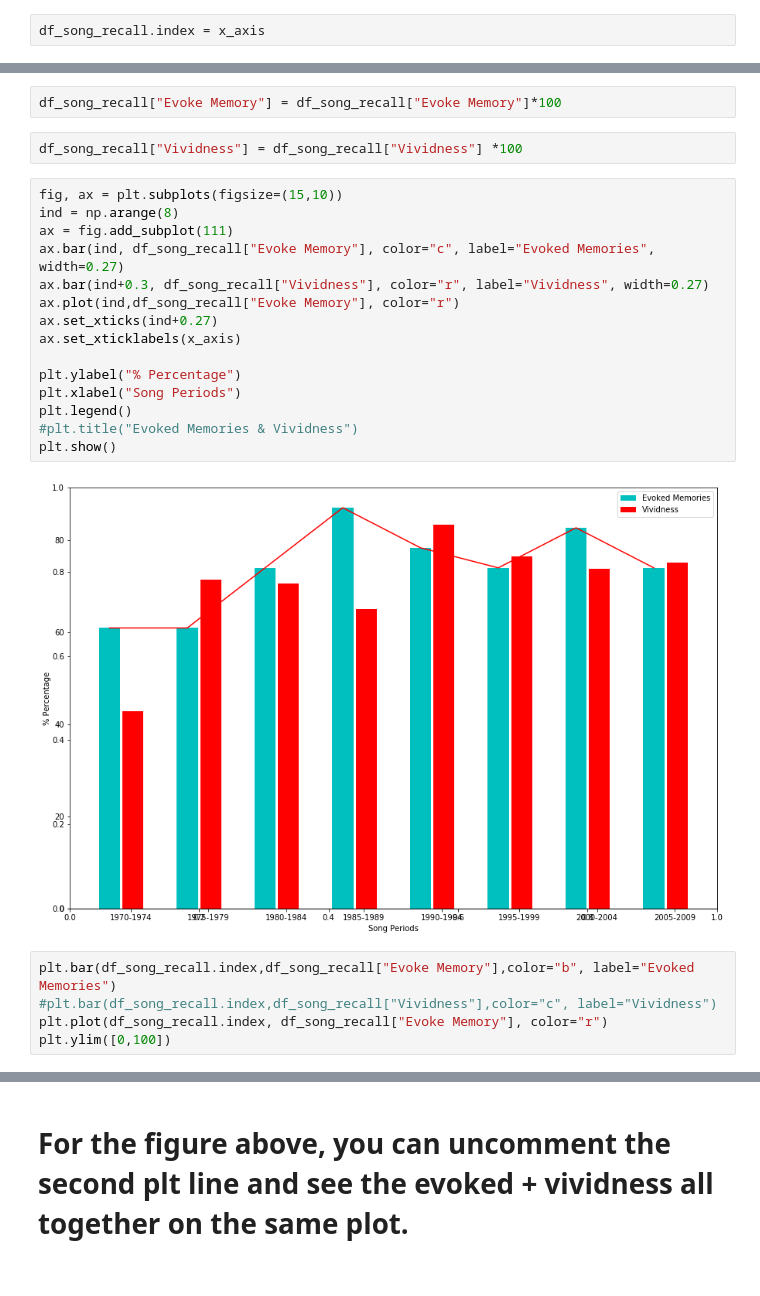
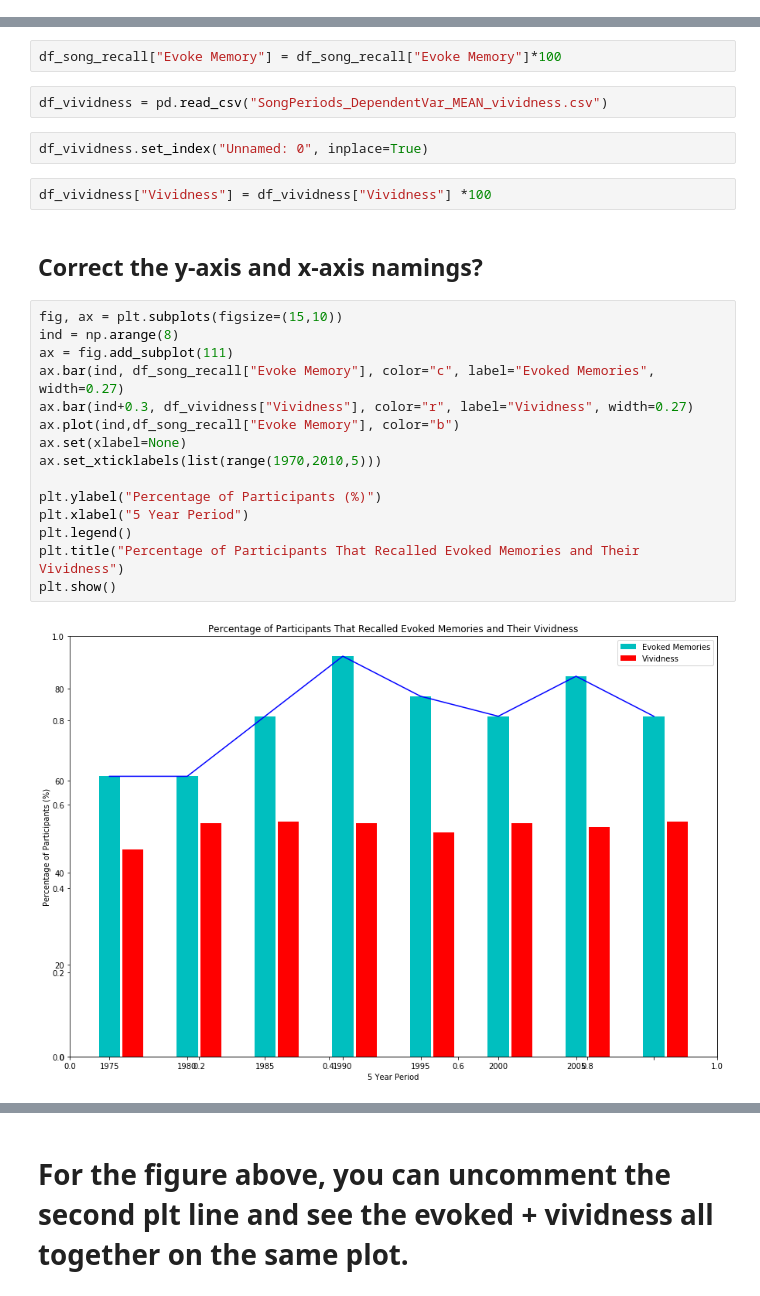
Before and after one commit to loganstillings/MPC_Cascading_Reminiscence_Bumps, a Jupyter notebook: data/Data_Visualization.ipynb, the cells around one changed output, grey strips where cells are left out. Cells and saved outputs as stored; diff of their text form.

```diff
--- a/data/Data_Visualization.ipynb
+++ b/data/Data_Visualization.ipynb
@@ -41,4 +32,2 @@ x_axis = ["1970-1974",
-# %%
-df_song_recall.index = x_axis
 # %% [markdown]
 ### Merge Parent's Means
@@ -117,27 +145,28 @@ df_song_recall
 | 2005 | 2.130435 | 0.739130 | 1.750000 | 1.250000 | 0.750000 | 2.250000 | 1.500000 | 0.750000 |
 # %%
 df_song_recall["Evoke Memory"] = df_song_recall["Evoke Memory"]*100
+# %%
+df_vividness = pd.read_csv("SongPeriods_DependentVar_MEAN_vividness.csv")
+# %%
+df_vividness.set_index("Unnamed: 0", inplace=True)
 # %%
-df_song_recall["Vividness"] = df_song_recall["Vividness"] *100
+df_vividness["Vividness"] = df_vividness["Vividness"] *100
+# %% [markdown]
+## Correct the y-axis and x-axis namings?
 # %%
 fig, ax = plt.subplots(figsize=(15,10))
 ind = np.arange(8)
 ax = fig.add_subplot(111)
 ax.bar(ind, df_song_recall["Evoke Memory"], color="c", label="Evoked Memories", width=0.27)
-ax.bar(ind+0.3, df_song_recall["Vividness"], color="r", label="Vividness", width=0.27)
-ax.plot(ind,df_song_recall["Evoke Memory"], color="r")
-ax.set_xticks(ind+0.27)
-ax.set_xticklabels(x_axis)
+ax.bar(ind+0.3, df_vividness["Vividness"], color="r", label="Vividness", width=0.27)
+ax.plot(ind,df_song_recall["Evoke Memory"], color="b")
+ax.set(xlabel=None)
+ax.set_xticklabels(list(range(1970,2010,5)))
 
-plt.ylabel("% Percentage")
-plt.xlabel("Song Periods")
+plt.ylabel("Percentage of Participants (%)")
+plt.xlabel("5 Year Period")
 plt.legend()
-#plt.title("Evoked Memories & Vividness")
+plt.title("Percentage of Participants That Recalled Evoked Memories and Their Vividness")
 plt.show()
 # %% [output]
-[figure, old version]
+[figure, new version]
-# %%
-plt.bar(df_song_recall.index,df_song_recall["Evoke Memory"],color="b", label="Evoked Memories")
-#plt.bar(df_song_recall.index,df_song_recall["Vividness"],color="c", label="Vividness")
-plt.plot(df_song_recall.index, df_song_recall["Evoke Memory"], color="r")
-plt.ylim([0,100])
```
Also changed, not shown: parts of 13 cells of this notebook, 1 other file.
